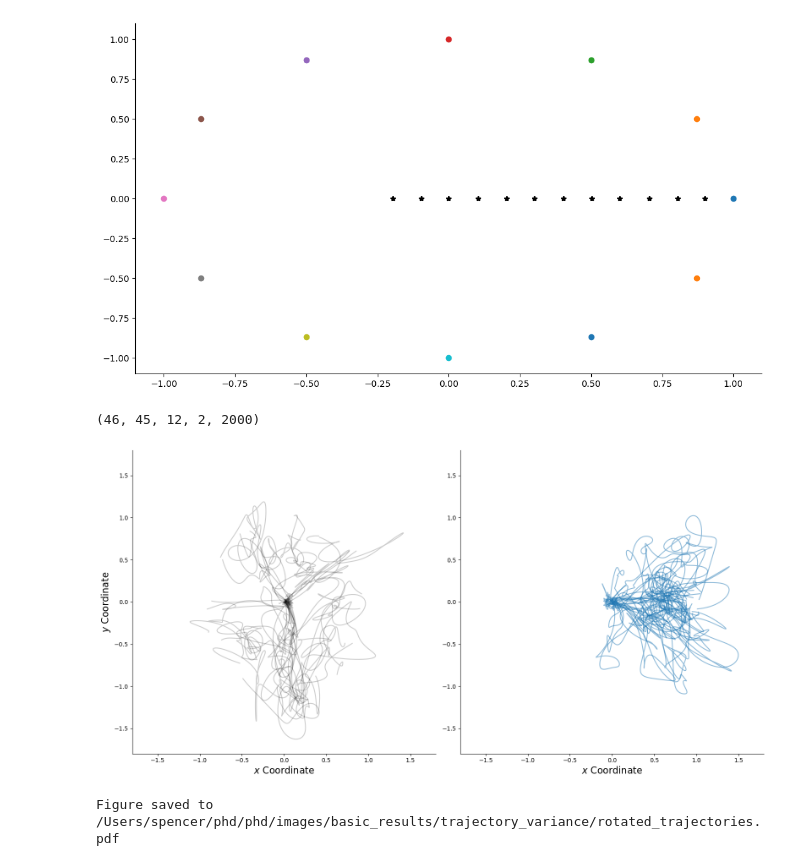
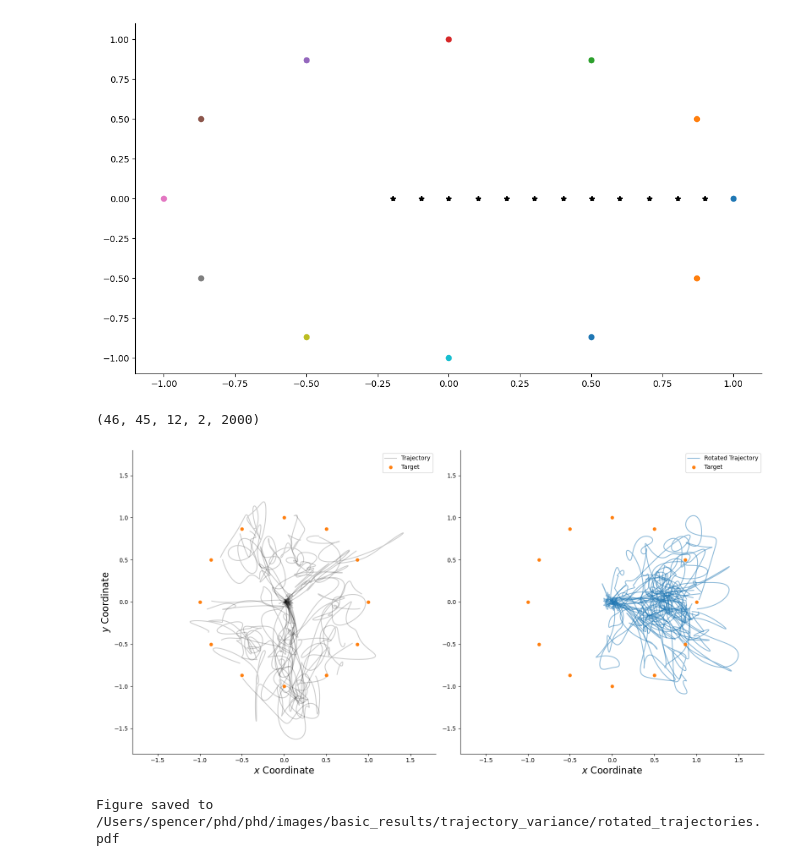
Before and after one commit to spewil/phd, a Jupyter notebook: analysis/notebooks/_basic_results/trajectories_over_trials.ipynb, the cells around one changed output. Saved outputs shown, nothing was run; the diff lists cells and outputs as text; code cells hidden in the pictures.

```diff
--- a/analysis/notebooks/_basic_results/trajectories_over_trials.ipynb
+++ b/analysis/notebooks/_basic_results/trajectories_over_trials.ipynb
@@ -30,4 +32,6 @@ image_path = Path("/Users/spencer/phd/phd/images/basic_results/trajectory_varian
 # %%
-subject_traj_stacks = np.load("../subject_raw_trajectory_stacks.npy")
-subject_traj_stacks.shape
+subject_raw_traj_stacks = np.load("../subject_raw_trajectory_stacks.npy")
+subject_traj_stacks = np.load("../subject_filtered_trajectory_stacks.npy")
+
+subject_raw_traj_stacks.shape, subject_traj_stacks.shape
 # %% [output]
@@ -73,24 +77,33 @@ for target_number in range(1,13):
 [figure]
 # %%
 rotate_fig, axes = plt.subplots(1,2,figsize=(16,16))
+handles1 = []
+handles2 = []
 print(subject_traj_stacks.shape)
 for si in range(1,3):
     for ti in range(12):
-        trajectory = subject_traj_stacks[6,-si,ti].T
+        trajectory = subject_raw_traj_stacks[6,-si,ti].T
         r_vec = rotate_trajectory(trajectory, ti+1)
-        axes[0].plot(trajectory[:,0],trajectory[:,1],"k-",alpha=0.2)
-        axes[1].plot(r_vec[0],r_vec[1],"tab:blue",linestyle="-",marker="",alpha=0.5)
+        h1, = axes[0].plot(trajectory[:,0],trajectory[:,1],"k-",alpha=0.2,label="Trajectory")
+        h2, = axes[1].plot(r_vec[0],r_vec[1],"tab:blue",linestyle="-",marker="",alpha=0.5,label="Rotated Trajectory")
+handles1.append(h1)
+handles2.append(h2)
 for ax in axes:
+    h, = plot.plot_targets(ax,markerfacecolor="tab:orange",fillstyle="full",markeredgecolor="tab:orange",label="Target")
     ax.set_aspect("equal")
     ax.set_ylim([-1.8,1.8])
     ax.set_xlim([-1.8,1.8])
     ax.set_xlabel("$x$ Coordinate")
+handles1.append(h)
+handles2.append(h)
+axes[0].legend(handles=handles1)
+axes[1].legend(handles=handles2)
 axes[0].set_ylabel("$y$ Coordinate")
 
 rotate_fig.tight_layout()
 # %% [output]
 (46, 45, 12, 2, 2000)
-[figure, old version]
+[figure, new version]
 # %%
 plot.save_figure(rotate_fig,"rotated_trajectories",image_path)
 # %% [output]
```
Also changed, not shown: parts of 11 cells of this notebook, 31 other files.
